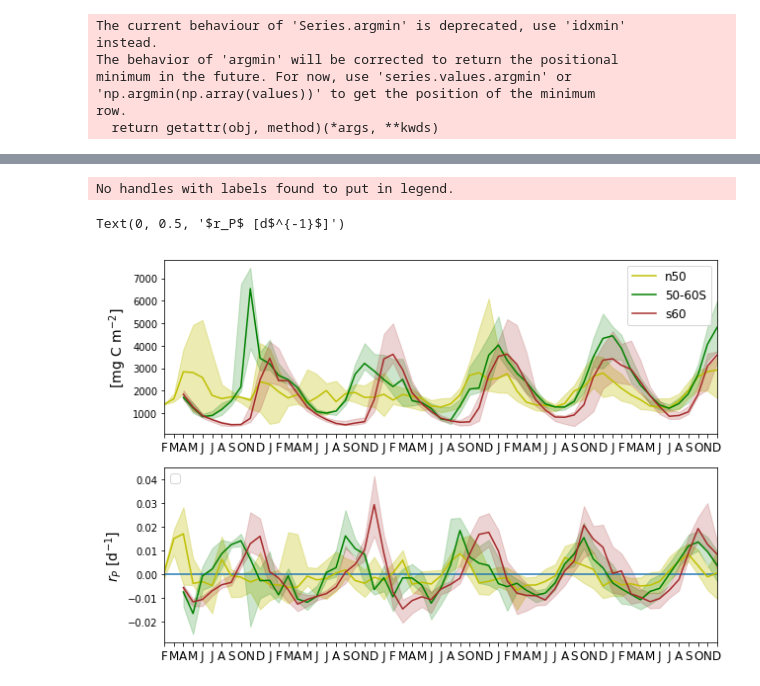
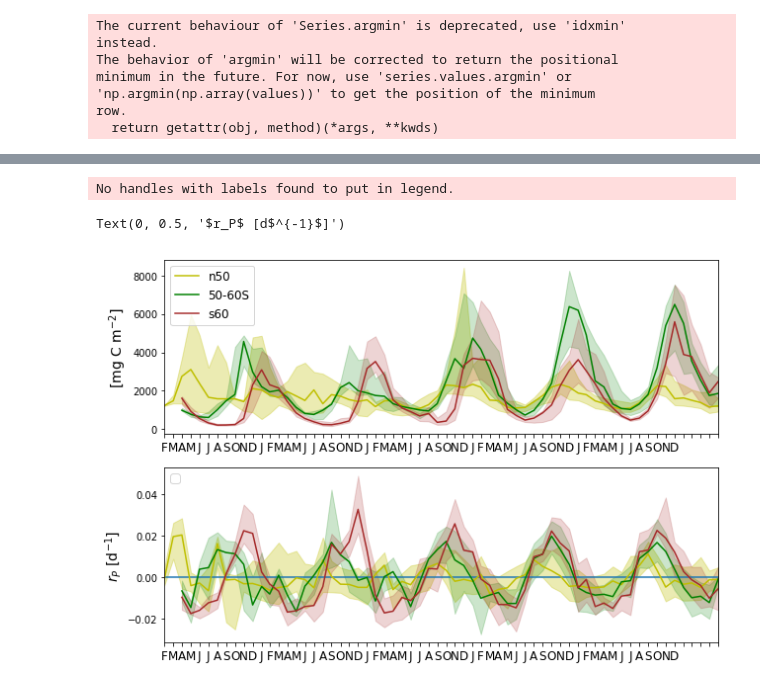
Before and after one commit to roxyboy/SouthernOcean-ARGO, a Jupyter notebook: Cphyto.ipynb, the cells around one changed output, grey strips where cells are left out. Cells and saved outputs as stored; diff of their text form; code cells hidden in the pictures.

```diff
--- a/Cphyto.ipynb
+++ b/Cphyto.ipynb
@@ -31,9 +31,9 @@ comC = pd.read_csv(op.join(comdir,'SOCCOM_Cs.csv'),
                   infer_datetime_format=True, keep_date_col=True, parse_dates=['time']).drop(columns=['Unnamed: 0'])
 comR = pd.read_csv(op.join(comdir,'SOCCOM_rates.csv'),
                    infer_datetime_format=True, keep_date_col=True, parse_dates=['time']).drop(columns=['Unnamed: 0'])
-limC = pd.read_csv(op.join(limdir,'../Argo_Analysis/SOCLIM_Cs.csv'),
+limC = pd.read_csv(op.join(comdir,'../../SOCLIM/SOCLIM-sanspEu_Cs.csv'),
                    infer_datetime_format=True, keep_date_col=True, parse_dates=['time']).drop(columns=['Unnamed: 0'])
-limR = pd.read_csv(op.join(limdir,'../Argo_Analysis/SOCLIM_rates.csv'),
+limR = pd.read_csv(op.join(comdir,'../../SOCLIM/SOCLIM-sanspEu_rates.csv'),
                    infer_datetime_format=True, keep_date_col=True, parse_dates=['time']).drop(columns=['Unnamed: 0'])
 # %%
 dC_COMCLIM = comC
@@ -132,28 +132,28 @@ l = 0
 m = 0
 n = 0
 for i in range(len(dr_COMCLIM.time)):
-    if np.isnan(dr_COMCLIM.Lon_rolled[i]):
+    if np.isnan(dr_COMCLIM.Lon[i]):
         pass
     else:
-        j = np.argmin(np.abs(pf.lon-dr_COMCLIM.Lon_rolled[i]))
-        k = np.argmin(np.abs(saf.lon-dr_COMCLIM.Lon_rolled[i]))
+        j = np.argmin(np.abs(pf.lon-dr_COMCLIM.Lon[i]))
+        k = np.argmin(np.abs(saf.lon-dr_COMCLIM.Lon[i]))
 #         print(j,k)
         d = {'time':[dr_COMCLIM.time[i]],
-            'Lat':[dr_COMCLIM.Lat_rolled[i]], 'Lon':[dr_COMCLIM.Lon_rolled[i]],
+            'Lat':[dr_COMCLIM.Lat[i]], 'Lon':[dr_COMCLIM.Lon[i]],
             'r':[dr_COMCLIM.rPH[i]]}
-        if dr_COMCLIM.Lat_rolled[i]>=-60. and dr_COMCLIM.Lat_rolled[i]<=-50.:
+        if dr_COMCLIM.Lat[i]>=-60. and dr_COMCLIM.Lat[i]<=-50.:
             if l == 0:
                 r56 = pd.DataFrame(data=d, index=[0])
             else:
                 r56 = pd.concat([r56,pd.DataFrame(data=d)], ignore_index=True)
             l += 1
-        elif dr_COMCLIM.Lat_rolled[i]<-60:
+        elif dr_COMCLIM.Lat[i]<-60:
             if m == 0:
                 r6 = pd.DataFrame(data=d, index=[0])
             else:
                 r6 = pd.concat([r6,pd.DataFrame(data=d)], ignore_index=True)
             m += 1
-        elif dr_COMCLIM.Lat_rolled[i]>-50:
+        elif dr_COMCLIM.Lat[i]>-50:
             if n == 0:
                 r5 = pd.DataFrame(data=d, index=[0])
             else:
@@ -482,33 +494,33 @@ months = np.append(np.array(['F','M','A','M','J','J','A','S','O','N','D']),
 fig, (ax1,ax4) = plt.subplots(nrows=2,ncols=1,figsize=(9,6))
 fig.set_tight_layout(True)
 
 ax1.plot(C_5m.reset_index().time, C_5m.CH, c='y', label=r"n50")
 ax1.fill_between(C_5m.reset_index().time, C_5m_75.CH, C_5m_25.CH, color='y', alpha=.3)
 ax1.plot(C5_6m.reset_index().time, C5_6m.CH, c='g', label=r"50-60S")
 ax1.fill_between(C5_6m.reset_index().time, C_56m_75.CH, C_56m_25.CH, color='g', alpha=.2)
 ax1.plot(C6_m.reset_index().time, C6_m.CH, c='brown', label=r"s60")
 ax1.fill_between(C6_m.reset_index().time, C_6m_75.CH, C_6m_25.CH, color='brown', alpha=.2)
 
 ax4.plot(r_5m.reset_index().time, np.zeros_like(r_5m.r))
 ax4.plot(r_5m.reset_index().time, r_5m.r*86400, c='y', label=r"")
 ax4.fill_between(r_5m.reset_index().time, r_5m_75.r*86400, r_5m_25.r*86400, color='y', alpha=.3)
 ax4.plot(r5_6m.reset_index().time, r5_6m.r*86400, c='g', label=r"")
 ax4.fill_between(r5_6m.reset_index().time, r_56m_75.r*86400, r_56m_25.r*86400, color='g', alpha=.2)
 ax4.plot(r6_m.reset_index().time, r6_m.r*86400, c='brown', label=r"")
 ax4.fill_between(r6_m.reset_index().time, r_6m_75.r*86400, r_6m_25.r*86400, color='brown', alpha=.2)
 ax1.set_xlim([C_5m.index[0],C_5m.index[-1]])
 ax4.set_xlim([C_5m.index[0],C_5m.index[-1]])
 ax1.set_xticks(C_5m.index)
 ax4.set_xticks(C_5m.index)
 
 ax1.set_xticklabels(months, fontsize=12)
-ax1.legend(loc='upper right', fontsize=12)
+ax1.legend(loc='upper left', fontsize=12)
 ax4.set_xticklabels(months, fontsize=12)
 ax4.legend(loc='upper left', fontsize=12)
 ax1.set_ylabel(r'[mg C m$^{-2}$]', fontsize=14)
 ax4.set_ylabel(r'$r_P$ [d$^{-1}$]', fontsize=14)
 # %% [output]
 No handles with labels found to put in legend.
 Text(0, 0.5, '$r_P$ [d$^{-1}$]')
-[figure, old version]
+[figure, new version]
 # %%
```
Also changed, not shown: parts of 22 cells of this notebook, 1 other file.
